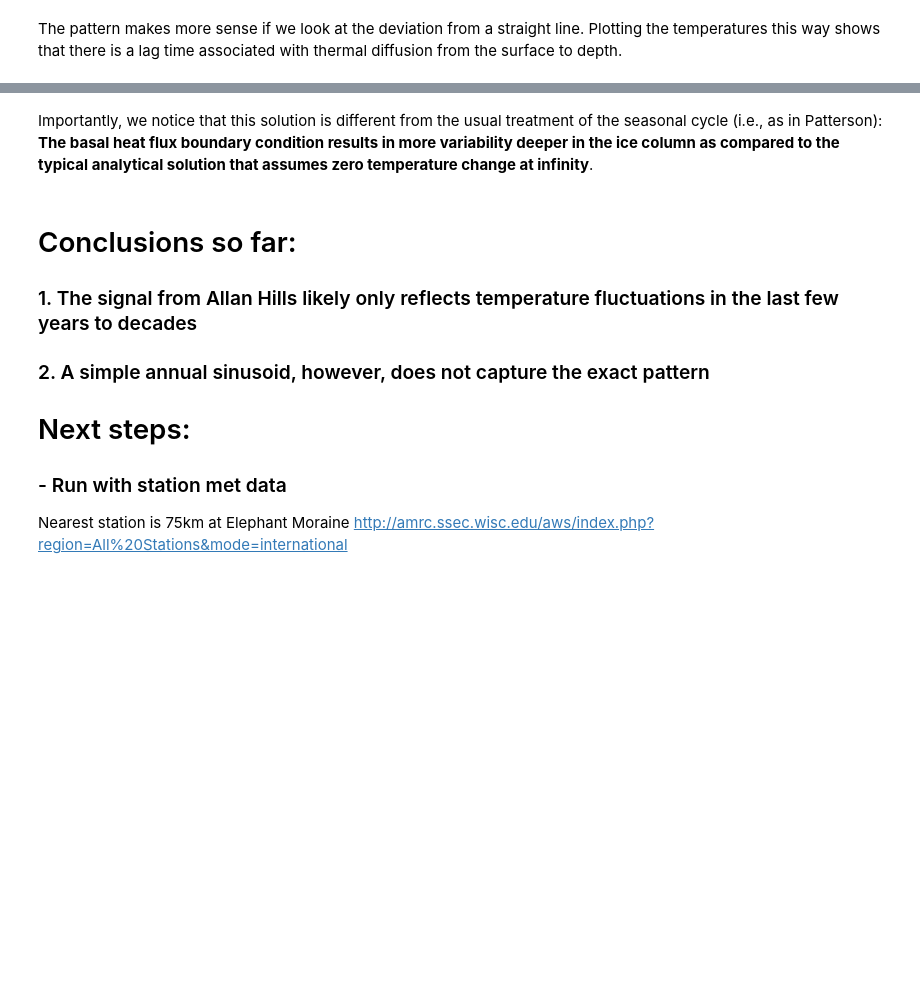
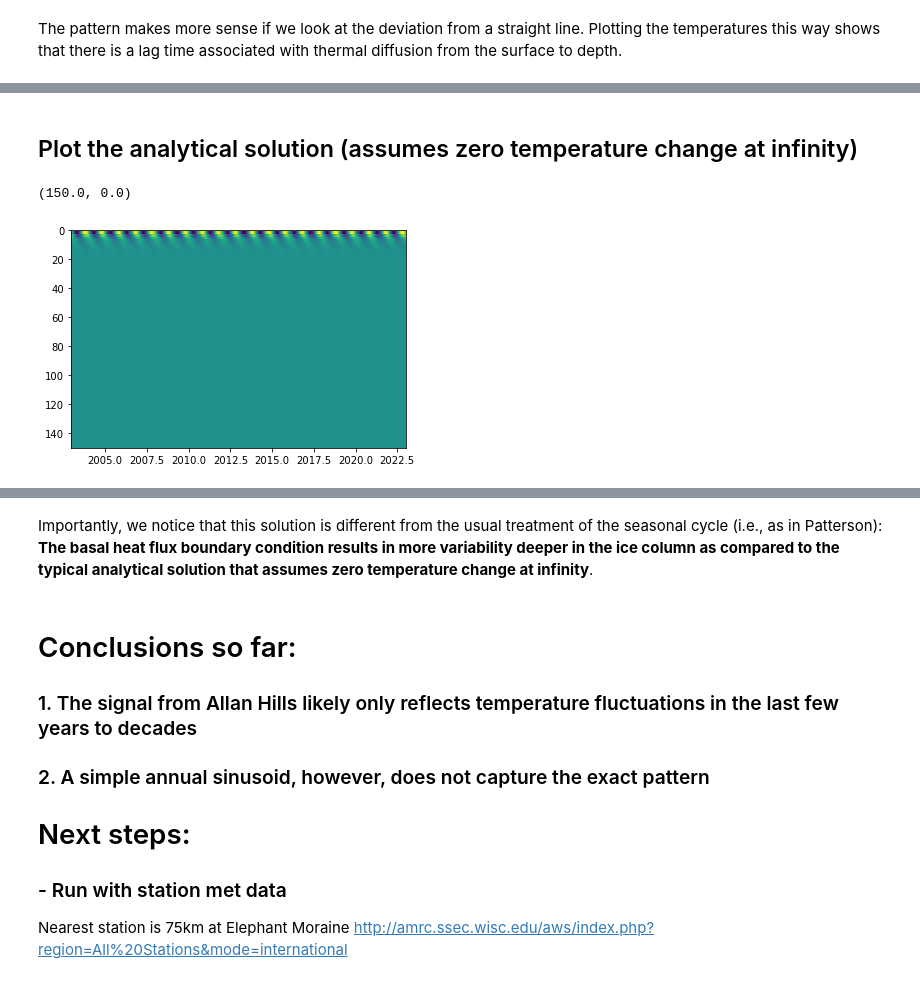
Before and after one commit to bradlipovsky/heat, a Jupyter notebook: examples.ipynb, the cells around one changed output, grey strips where cells are left out. Saved outputs shown, nothing was run; the diff lists cells and outputs as text; code cells hidden in the pictures; blank space fills up the shorter version.

```diff
--- a/examples.ipynb
+++ b/examples.ipynb
@@ -196,0 +197,13 @@ plt.show()
+# %% [markdown]
+## Plot the analytical solution (assumes zero temperature change at infinity)
+# %%
+omega = 2*np.pi
+alpha = 38
+kappa = np.sqrt(omega/alpha/2)
+TT,ZZ = np.meshgrid(t,z)
+Ua = -np.exp(-ZZ*kappa)*np.sin(omega*TT - kappa*ZZ)
+plt.pcolor(t,z,Ua)
+plt.ylim([max_depth,0])
+# %% [output]
+(150.0, 0.0)
+[figure, added]
```
Also changed, not shown: parts of 7 cells of this notebook.
